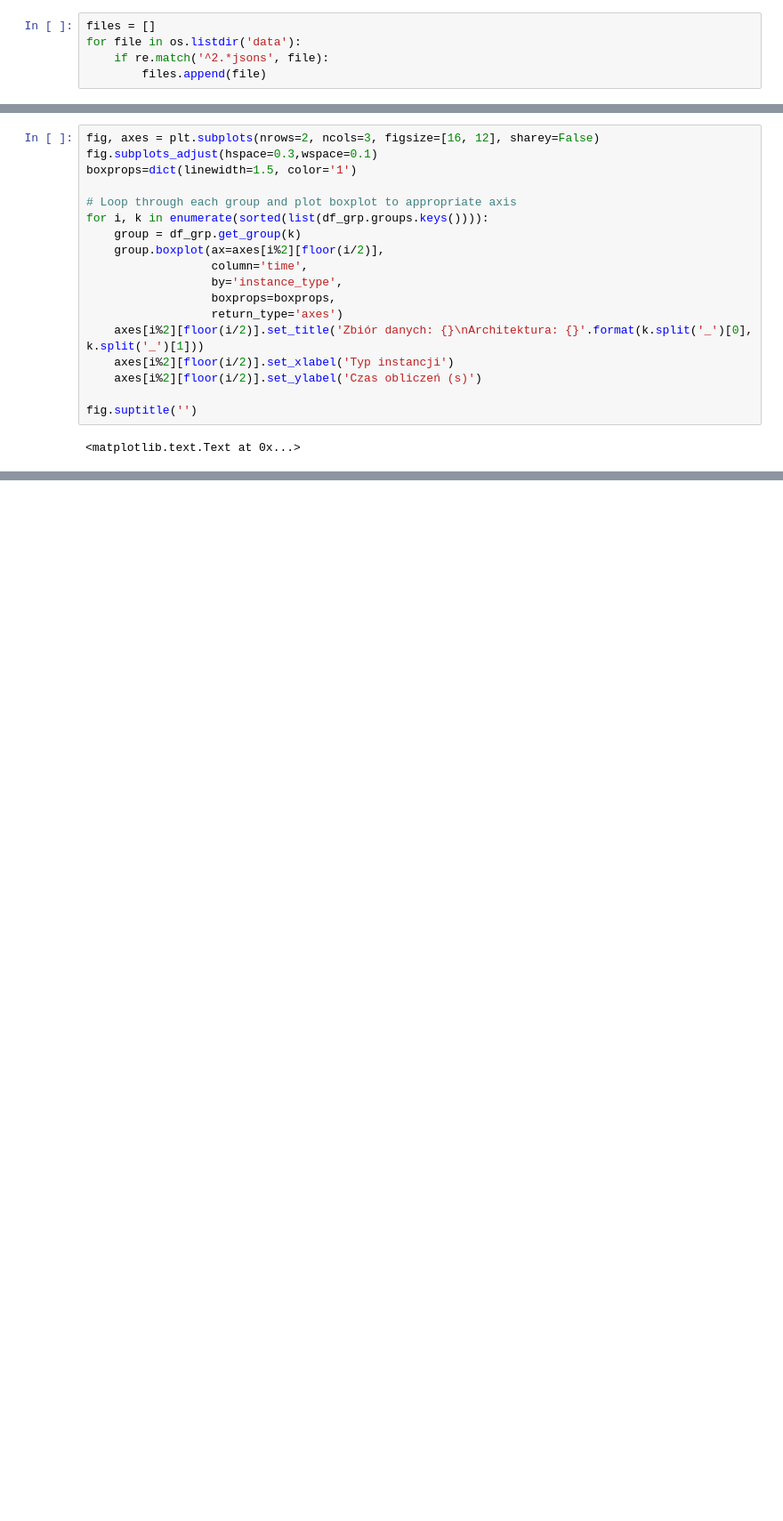
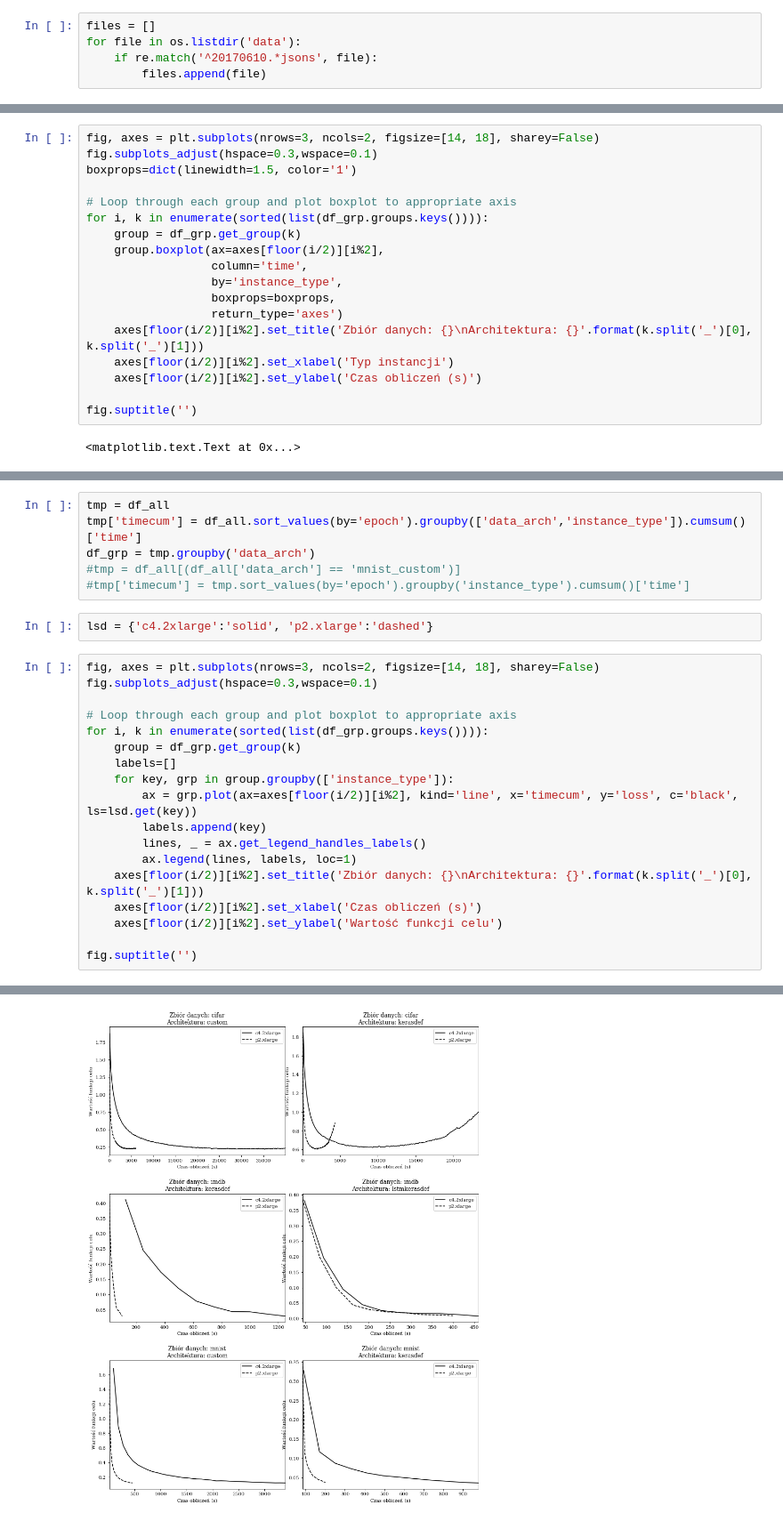
Before and after one commit to ronich/cloud4, a Jupyter notebook: deepcloud/analysis/exploratory.ipynb, the cells around one changed output, grey strips where cells are left out. Shown: that part at 89% size. Cells and saved outputs as stored; diff of their text form; blank space fills up the shorter version.

```diff
--- a/deepcloud/analysis/exploratory.ipynb
+++ b/deepcloud/analysis/exploratory.ipynb
@@ -13,7 +13,7 @@ plt.rc('ytick', labelsize='medium')
 # %%
 files = []
 for file in os.listdir('data'):
-    if re.match('^2.*jsons', file):
+    if re.match('^20170610.*jsons', file):
         files.append(file)
 # %%
 def parseJsons(file):
@@ -66,21 +65,21 @@ df_all['data_arch'] = df_all['dataset'] + '_' + df_all['architecture']
 # %%
 df_grp = df_all.sort_values(by='data_arch').groupby('data_arch')
 # %%
-fig, axes = plt.subplots(nrows=2, ncols=3, figsize=[16, 12], sharey=False)
+fig, axes = plt.subplots(nrows=3, ncols=2, figsize=[14, 18], sharey=False)
 fig.subplots_adjust(hspace=0.3,wspace=0.1)
 boxprops=dict(linewidth=1.5, color='1')
 
 # Loop through each group and plot boxplot to appropriate axis
 for i, k in enumerate(sorted(list(df_grp.groups.keys()))):
     group = df_grp.get_group(k)
-    group.boxplot(ax=axes[i%2][floor(i/2)],
+    group.boxplot(ax=axes[floor(i/2)][i%2],
                   column='time',
                   by='instance_type',
                   boxprops=boxprops,
                   return_type='axes')
-    axes[i%2][floor(i/2)].set_title('Zbiór danych: {}\nArchitektura: {}'.format(k.split('_')[0], k.split('_')[1]))
-    axes[i%2][floor(i/2)].set_xlabel('Typ instancji')
-    axes[i%2][floor(i/2)].set_ylabel('Czas obliczeń (s)')
+    axes[floor(i/2)][i%2].set_title('Zbiór danych: {}\nArchitektura: {}'.format(k.split('_')[0], k.split('_')[1]))
+    axes[floor(i/2)][i%2].set_xlabel('Typ instancji')
+    axes[floor(i/2)][i%2].set_ylabel('Czas obliczeń (s)')
 
 fig.suptitle('')
 # %% [output]
@@ -91,0 +130,27 @@ plt.show()
+# %%
+tmp = df_all
+tmp['timecum'] = df_all.sort_values(by='epoch').groupby(['data_arch','instance_type']).cumsum()['time']
+df_grp = tmp.groupby('data_arch')
+#tmp = df_all[(df_all['data_arch'] == 'mnist_custom')]
+#tmp['timecum'] = tmp.sort_values(by='epoch').groupby('instance_type').cumsum()['time']
+# %%
+lsd = {'c4.2xlarge':'solid', 'p2.xlarge':'dashed'}
+# %%
+fig, axes = plt.subplots(nrows=3, ncols=2, figsize=[14, 18], sharey=False)
+fig.subplots_adjust(hspace=0.3,wspace=0.1)
+
+# Loop through each group and plot boxplot to appropriate axis
+for i, k in enumerate(sorted(list(df_grp.groups.keys()))):
+    group = df_grp.get_group(k)
+    labels=[]
+    for key, grp in group.groupby(['instance_type']):
+        ax = grp.plot(ax=axes[floor(i/2)][i%2], kind='line', x='timecum', y='loss', c='black', ls=lsd.get(key))
+        labels.append(key)
+        lines, _ = ax.get_legend_handles_labels()
+        ax.legend(lines, labels, loc=1)
+    axes[floor(i/2)][i%2].set_title('Zbiór danych: {}\nArchitektura: {}'.format(k.split('_')[0], k.split('_')[1]))
+    axes[floor(i/2)][i%2].set_xlabel('Czas obliczeń (s)')
+    axes[floor(i/2)][i%2].set_ylabel('Wartość funkcji celu')
+
+fig.suptitle('')
+# %% [output]
@@ -91,0 +158 @@ plt.show()
+[figure, added]
```
Also changed, not shown: parts of 11 cells of this notebook.
